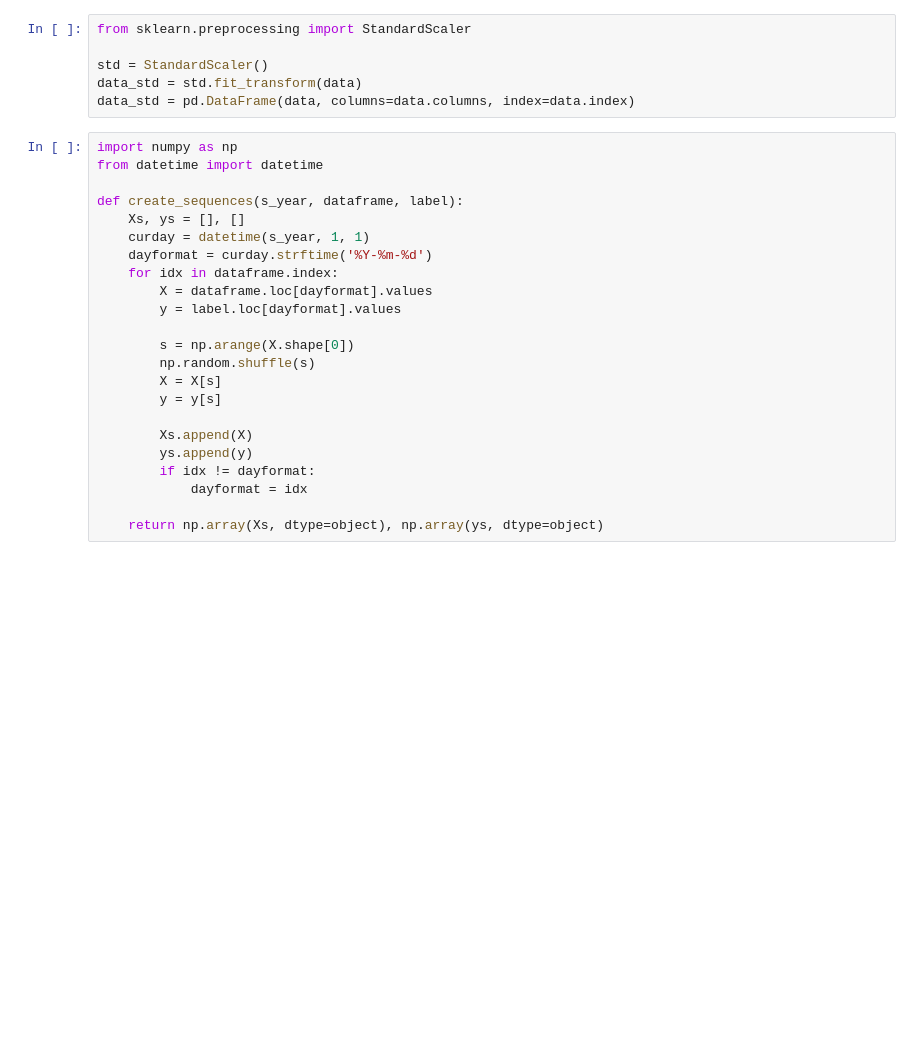
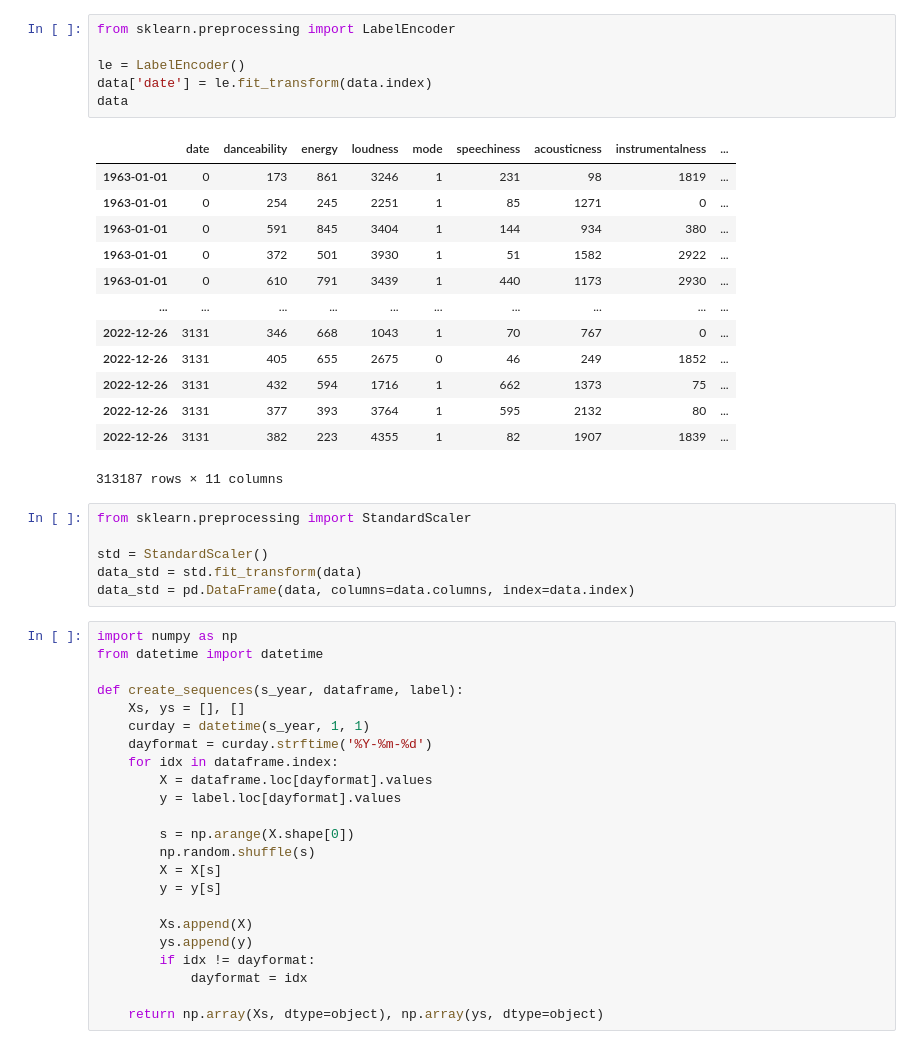
Before and after one commit to CG05/BillboardAnalitics, a Jupyter notebook: modeling.ipynb, the cells around one changed output. Cells and saved outputs as stored; diff of their text form; blank space fills up the shorter version.

```diff
--- a/modeling.ipynb
+++ b/modeling.ipynb
@@ -38,3 +38,23 @@ label
+# %%
+from sklearn.preprocessing import LabelEncoder
+
+le = LabelEncoder()
+data['date'] = le.fit_transform(data.index)
+data
+# %% [output]
+|  | date | danceability | energy | loudness | mode | speechiness | acousticness | instrumentalness | ... |
+| 1963-01-01 | 0 | 173 | 861 | 3246 | 1 | 231 | 98 | 1819 | ... |
+| 1963-01-01 | 0 | 254 | 245 | 2251 | 1 | 85 | 1271 | 0 | ... |
+| 1963-01-01 | 0 | 591 | 845 | 3404 | 1 | 144 | 934 | 380 | ... |
+| 1963-01-01 | 0 | 372 | 501 | 3930 | 1 | 51 | 1582 | 2922 | ... |
+| 1963-01-01 | 0 | 610 | 791 | 3439 | 1 | 440 | 1173 | 2930 | ... |
+| ... | ... | ... | ... | ... | ... | ... | ... | ... | ... |
+| 2022-12-26 | 3131 | 346 | 668 | 1043 | 1 | 70 | 767 | 0 | ... |
+| 2022-12-26 | 3131 | 405 | 655 | 2675 | 0 | 46 | 249 | 1852 | ... |
+| 2022-12-26 | 3131 | 432 | 594 | 1716 | 1 | 662 | 1373 | 75 | ... |
+| 2022-12-26 | 3131 | 377 | 393 | 3764 | 1 | 595 | 2132 | 80 | ... |
+| 2022-12-26 | 3131 | 382 | 223 | 4355 | 1 | 82 | 1907 | 1839 | ... |
+313187 rows × 11 columns
 # %%
 from sklearn.preprocessing import StandardScaler
 
```
Also changed, not shown: parts of 8 cells of this notebook, 9 other files.
